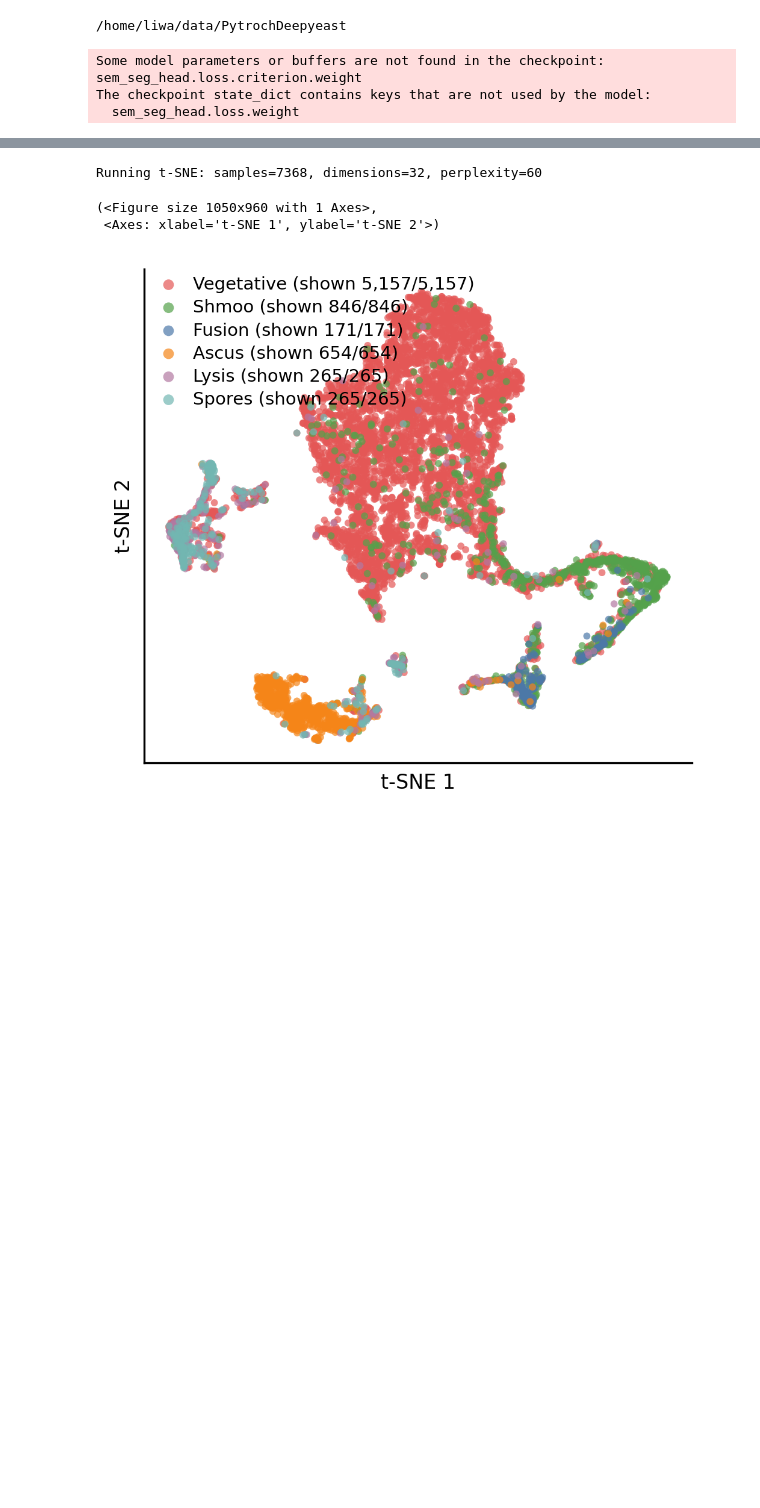
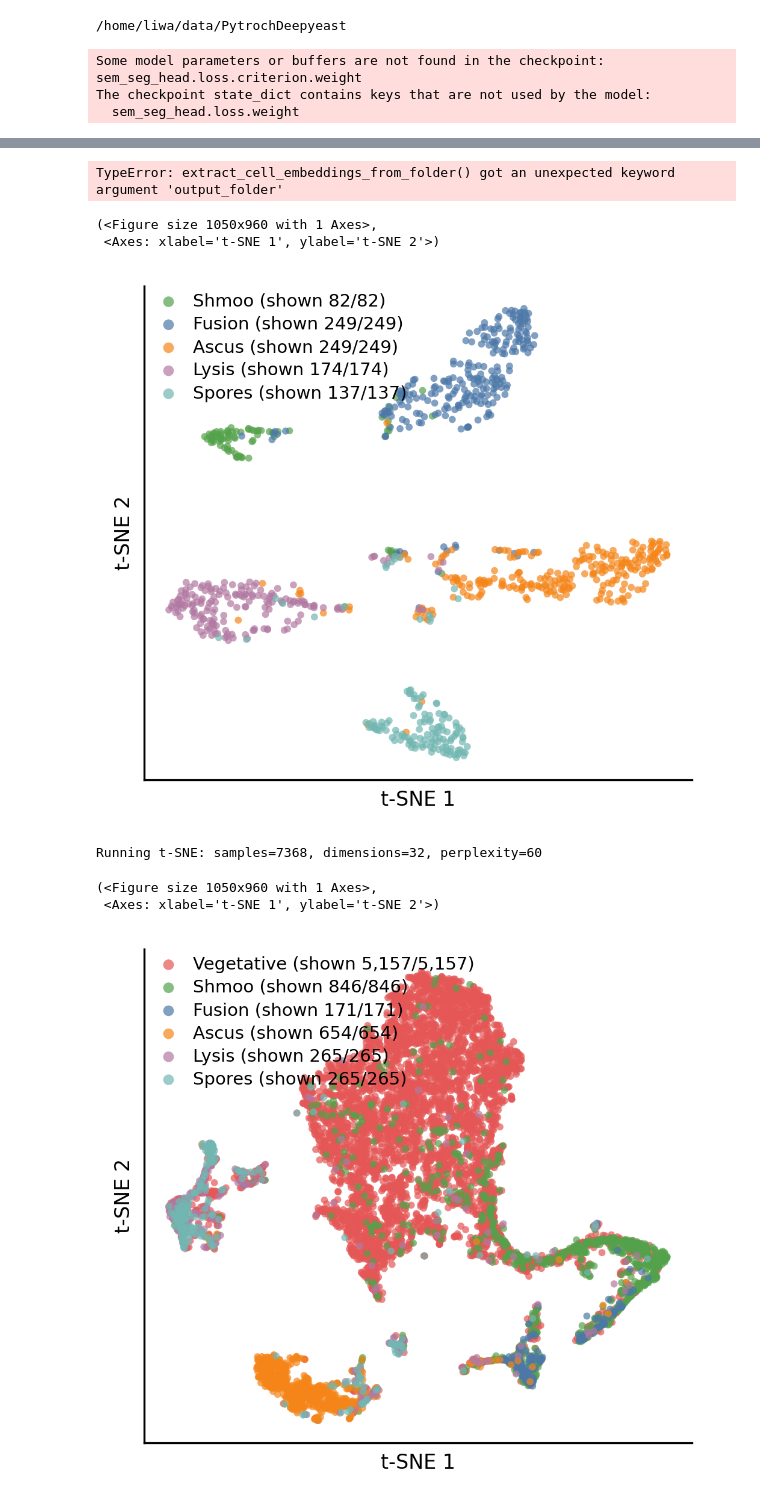
Before and after one commit to wanlanli/PytrochDeepyeast, a Jupyter notebook: contrast_learning.ipynb, the cells around one changed output, grey strips where cells are left out. Drawn from its saved outputs; the diff is of its cells as text; code cells hidden in the pictures; blank space fills up the shorter version.

```diff
--- a/contrast_learning.ipynb
+++ b/contrast_learning.ipynb
@@ -118,3 +157,58 @@ results
+# %%
+from pathlib import Path
+
+import numpy as np
+import torch
+import torch.nn.functional as F
+from skimage.io import imread
+
+
+# Run extraction.
+cells = extract_cell_embeddings_from_folder(
+    predictor=predictor,
+    image_folder=IMAGE_FOLDER,
+    target_layer=TARGET_LAYER,
+    output_folder="./cell_embeddings",
+    category_id_offset=0,
+)
+# %% [output]
+TypeError: extract_cell_embeddings_from_folder() got an unexpected keyword argument 'output_folder'
+# %%
+data_path = "./predicted_cell_embeddings.npz"
+figure_path="predicted_cell_tsne.png"
+perplexity=30
+random_state=42
+
+with np.load(data_path) as data:
+    embeddings = data["embeddings"]
+    labels = data["labels"]
+
+embeddings = embeddings[labels>1]
+labels = labels[labels>1]
+
+if len(embeddings) < 3:
+    raise ValueError("At least three cells are required for t-SNE.")
+
+coordinates = TSNE(
+    n_components=2,
+    perplexity=min(perplexity, len(embeddings) - 1),
+    metric="cosine",
+    init="random",
+    learning_rate="auto",
+    random_state=random_state,
+).fit_transform(embeddings)
+
+plot_tsne(
+    coordinates=coordinates,
+    labels=labels,
+    output_path=figure_path,
+    cutoff_number=None,
+    class_ids=np.unique(labels),
+)
+# %% [output]
+(<Figure size 1050x960 with 1 Axes>,
+ <Axes: xlabel='t-SNE 1', ylabel='t-SNE 2'>)
+[figure, added]
 # %%
 import pickle
 import pandas as pd
```
Also changed, not shown: parts of 6 cells of this notebook, 4 other files.
